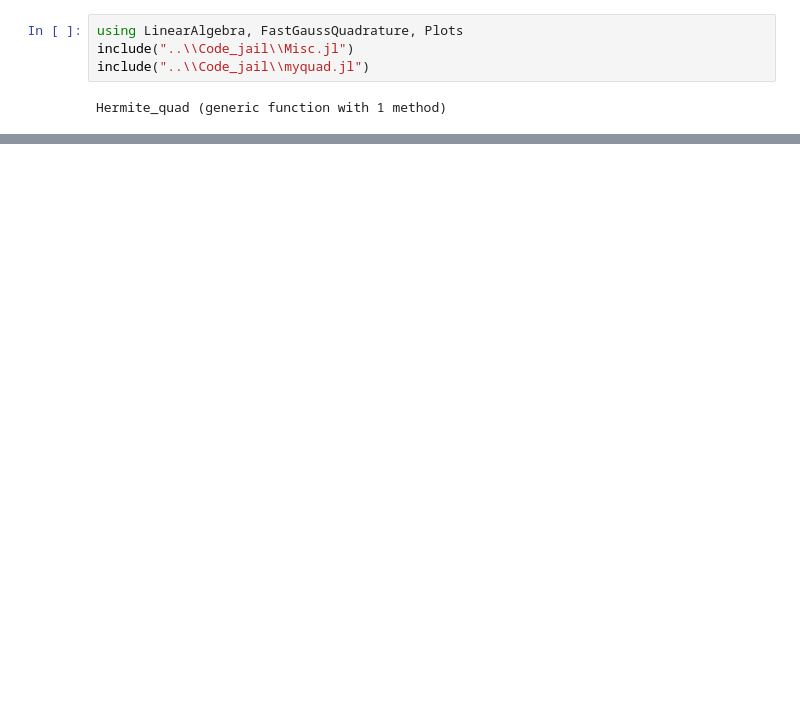
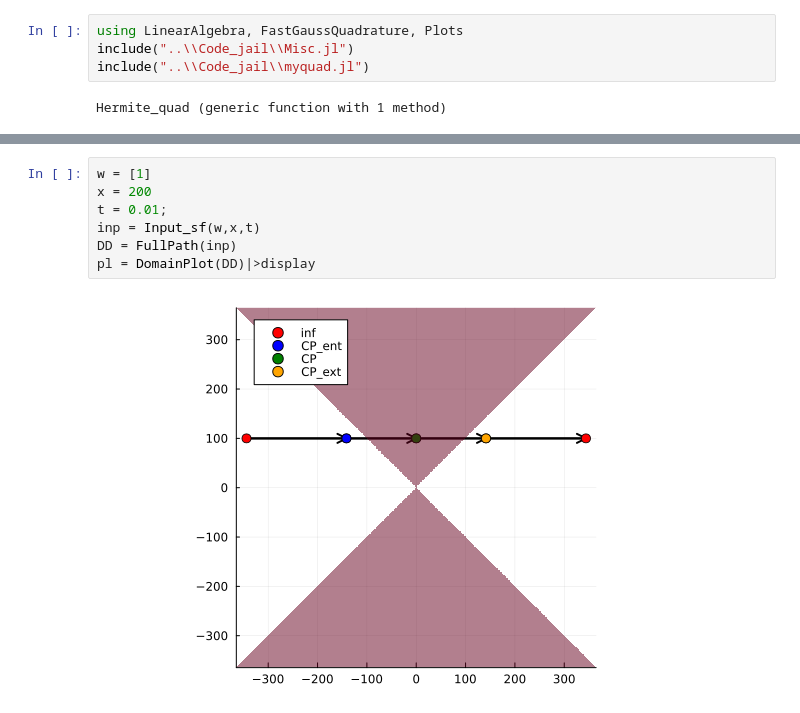
Before and after one commit to WietseVaes/NUTM-timestep, a Jupyter notebook: Code/spf complex x.ipynb, the cells around one changed output, grey strips where cells are left out. Drawn from its saved outputs; the diff is of its cells as text; blank space fills up the shorter version.

```diff
--- a/Code/spf complex x.ipynb
+++ b/Code/spf complex x.ipynb
@@ -34,0 +521,9 @@ Over $\Omega_-$, we will go through the critical points of $ikx-ω(kt^{-1/n})t$,
+# %%
+w = [1]
+x = 200
+t = 0.01;
+inp = Input_sf(w,x,t)
+DD = FullPath(inp)
+pl = DomainPlot(DD)|>display
+# %% [output]
+[figure, added]
```
Also changed, not shown: parts of 11 cells of this notebook.
